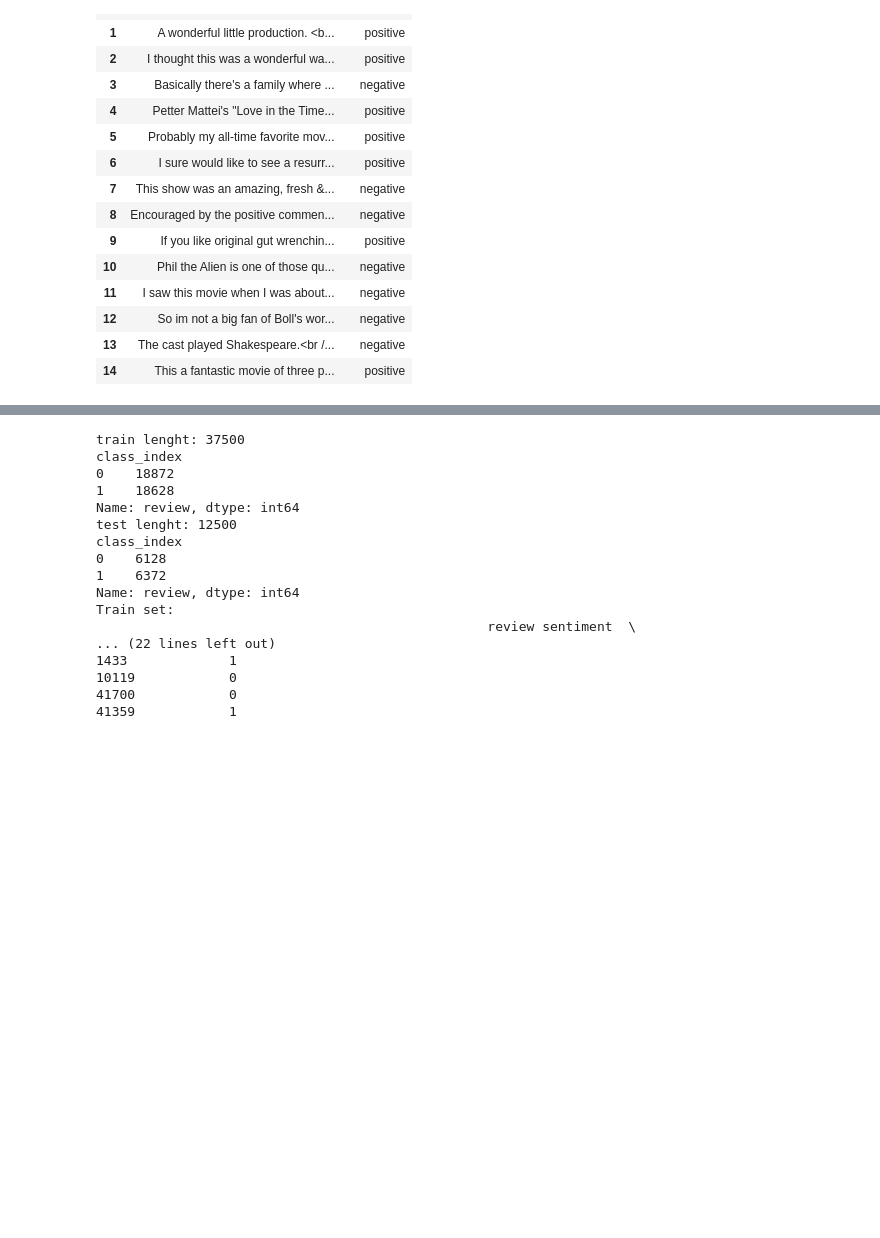
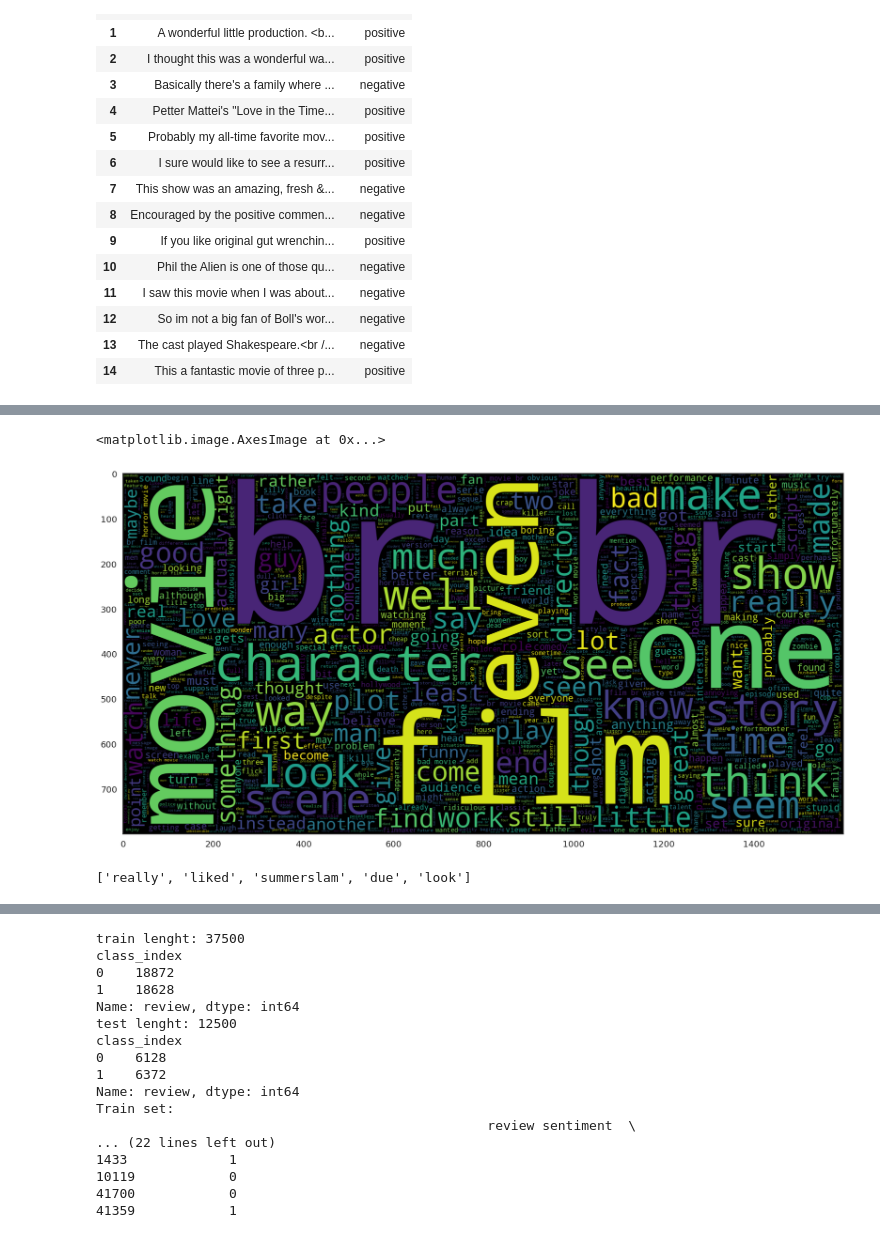
Before and after one commit to Antonet99/ProgettiDS, a Jupyter notebook: BERT/BERT.ipynb, the cells around one changed output, grey strips where cells are left out. Cells and saved outputs as stored; diff of their text form; code cells hidden in the pictures; blank space fills up the shorter version.

```diff
--- a/BERT/BERT.ipynb
+++ b/BERT/BERT.ipynb
@@ -161,0 +183,18 @@ df.head()
+# %%
+plt.figure(figsize = (20,20)) # Negative Review Text
+wc = WordCloud(max_words = 2000 , width = 1600 , height = 800).generate(" ".join(df[df.label == 0].review))
+plt.imshow(wc , interpolation = 'bilinear')
+# %% [output]
+<matplotlib.image.AxesImage at 0x...>
+[figure, added]
+# %%
+def get_corpus(text):
+    words = []
+    for i in text:
+        for j in i.split():
+            words.append(j.strip())
+    return words
+corpus = get_corpus(df.review)
+corpus[:5]
+# %% [output]
+['really', 'liked', 'summerslam', 'due', 'look']
```
Also changed, not shown: parts of 24 cells of this notebook, 2 other files.
